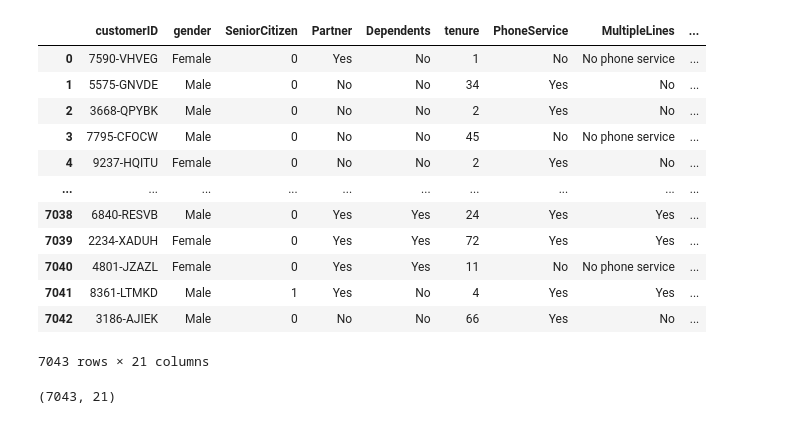
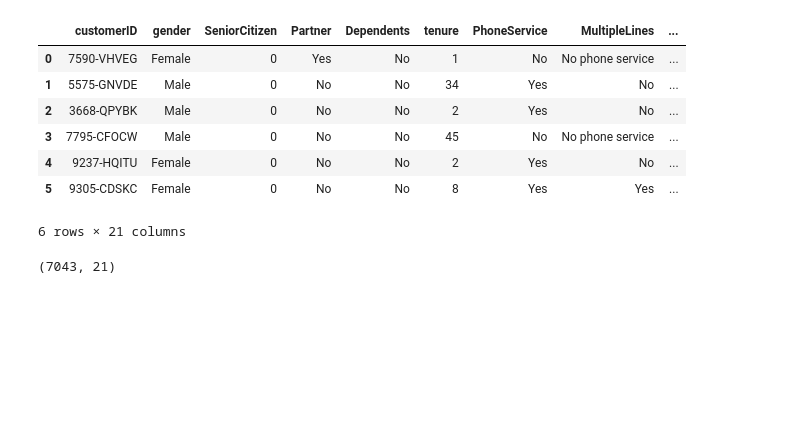
Before and after one commit to Hervnzig/machine_learning_model, a Jupyter notebook: src.ipynb, the cells around one changed output. Drawn from its saved outputs; the diff is of its cells as text; code cells hidden in the pictures; blank space fills up the shorter version.

```diff
--- a/src.ipynb
+++ b/src.ipynb
@@ -12,21 +13,16 @@ import pickle
 import numpy as np
 # %%
 df = pd.read_csv("datasets_13996_18858_WA_Fn-UseC_-Telco-Customer-Churn - datasets_13996_18858_WA_Fn-UseC_-Telco-Customer-Churn.csv")
-df
+df.head(6)
 # %% [output]
 |  | customerID | gender | SeniorCitizen | Partner | Dependents | tenure | PhoneService | MultipleLines | ... |
 | 0 | 7590-VHVEG | Female | 0 | Yes | No | 1 | No | No phone service | ... |
 | 1 | 5575-GNVDE | Male | 0 | No | No | 34 | Yes | No | ... |
 | 2 | 3668-QPYBK | Male | 0 | No | No | 2 | Yes | No | ... |
 | 3 | 7795-CFOCW | Male | 0 | No | No | 45 | No | No phone service | ... |
 | 4 | 9237-HQITU | Female | 0 | No | No | 2 | Yes | No | ... |
-| ... | ... | ... | ... | ... | ... | ... | ... | ... | ... |
-| 7038 | 6840-RESVB | Male | 0 | Yes | Yes | 24 | Yes | Yes | ... |
-| 7039 | 2234-XADUH | Female | 0 | Yes | Yes | 72 | Yes | Yes | ... |
-| 7040 | 4801-JZAZL | Female | 0 | Yes | Yes | 11 | No | No phone service | ... |
-| 7041 | 8361-LTMKD | Male | 1 | Yes | No | 4 | Yes | Yes | ... |
-| 7042 | 3186-AJIEK | Male | 0 | No | No | 66 | Yes | No | ... |
+| 5 | 9305-CDSKC | Female | 0 | No | No | 8 | Yes | Yes | ... |
-7043 rows × 21 columns
+6 rows × 21 columns
 # %%
 df.shape
 # %% [output]
```
Also changed, not shown: parts of 15 cells of this notebook, 2 other files.
